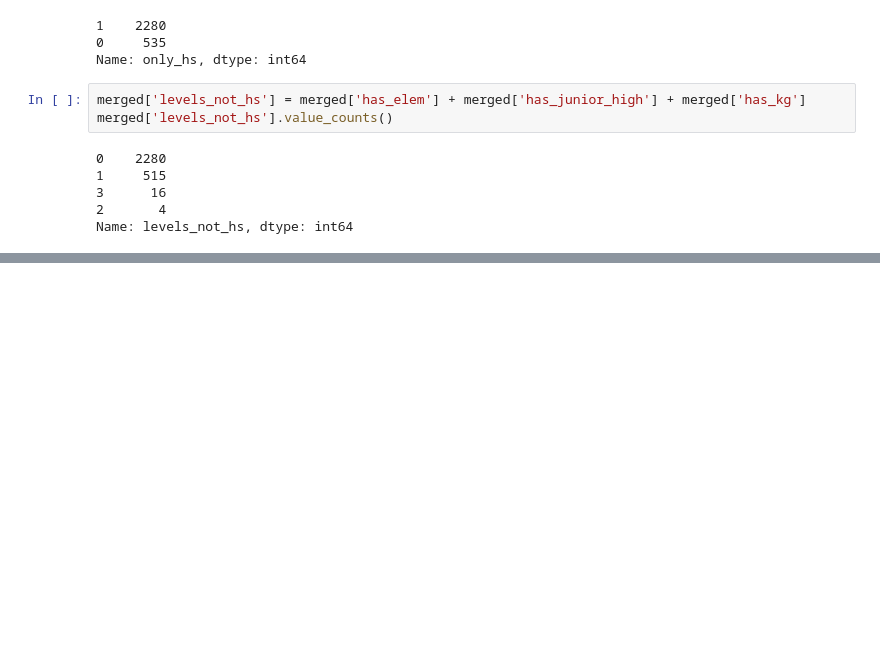
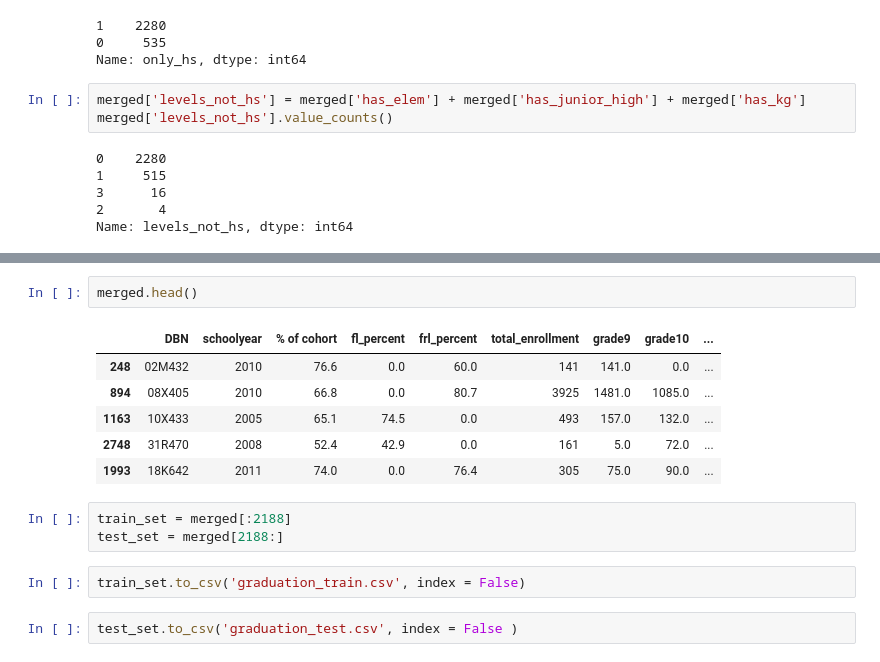
Before and after one commit to Mycotic/graduation-regression, a Jupyter notebook: Data_Cleaning_v1.ipynb, the cells around one changed output, grey strips where cells are left out. Cells and saved outputs as stored; diff of their text form; blank space fills up the shorter version.

```diff
--- a/Data_Cleaning_v1.ipynb
+++ b/Data_Cleaning_v1.ipynb
@@ -412,0 +434,16 @@ Name: levels_not_hs, dtype: int64
+# %%
+merged.head()
+# %% [output]
+|  | DBN | schoolyear | % of cohort | fl_percent | frl_percent | total_enrollment | grade9 | grade10 | ... |
+| 248 | 02M432 | 2010 | 76.6 | 0.0 | 60.0 | 141 | 141.0 | 0.0 | ... |
+| 894 | 08X405 | 2010 | 66.8 | 0.0 | 80.7 | 3925 | 1481.0 | 1085.0 | ... |
+| 1163 | 10X433 | 2005 | 65.1 | 74.5 | 0.0 | 493 | 157.0 | 132.0 | ... |
+| 2748 | 31R470 | 2008 | 52.4 | 42.9 | 0.0 | 161 | 5.0 | 72.0 | ... |
+| 1993 | 18K642 | 2011 | 74.0 | 0.0 | 76.4 | 305 | 75.0 | 90.0 | ... |
+# %%
+train_set = merged[:2188]
+test_set = merged[2188:]
+# %%
+train_set.to_csv('graduation_train.csv', index = False)
+# %%
+test_set.to_csv('graduation_test.csv', index = False )
```
Also changed, not shown: parts of 8 cells of this notebook, 2 other files.
